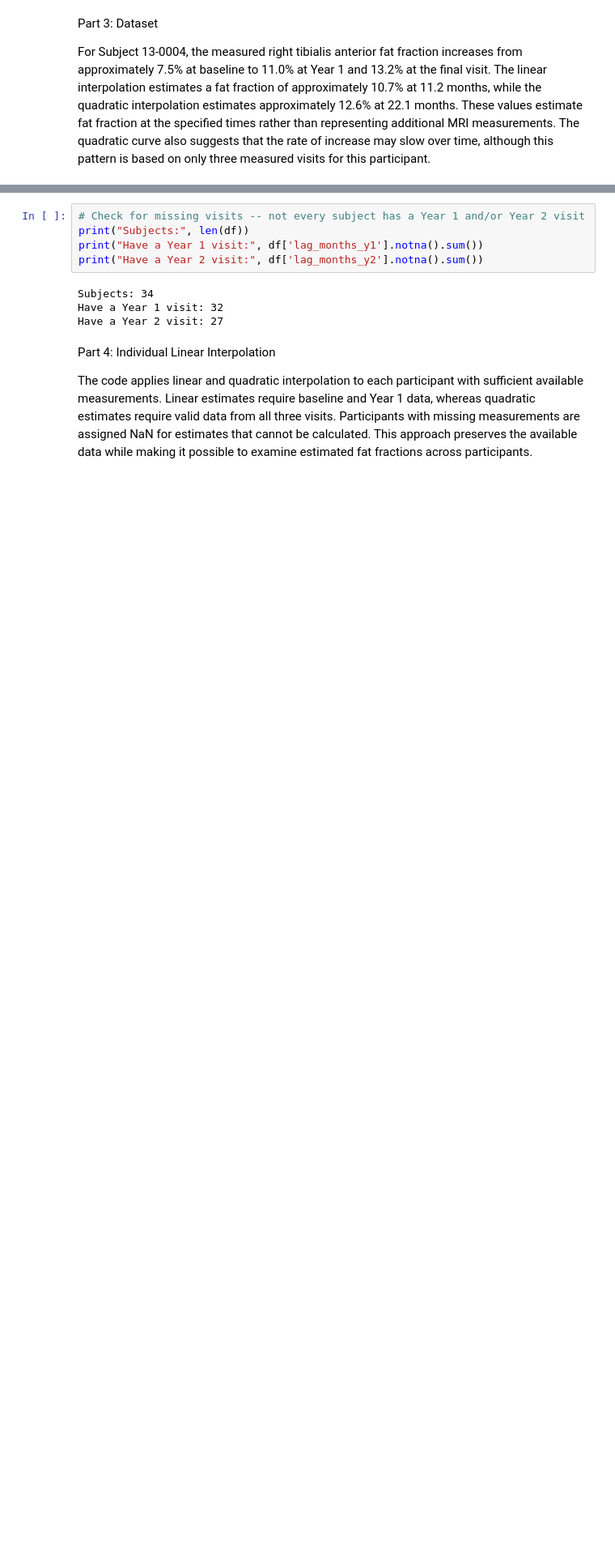
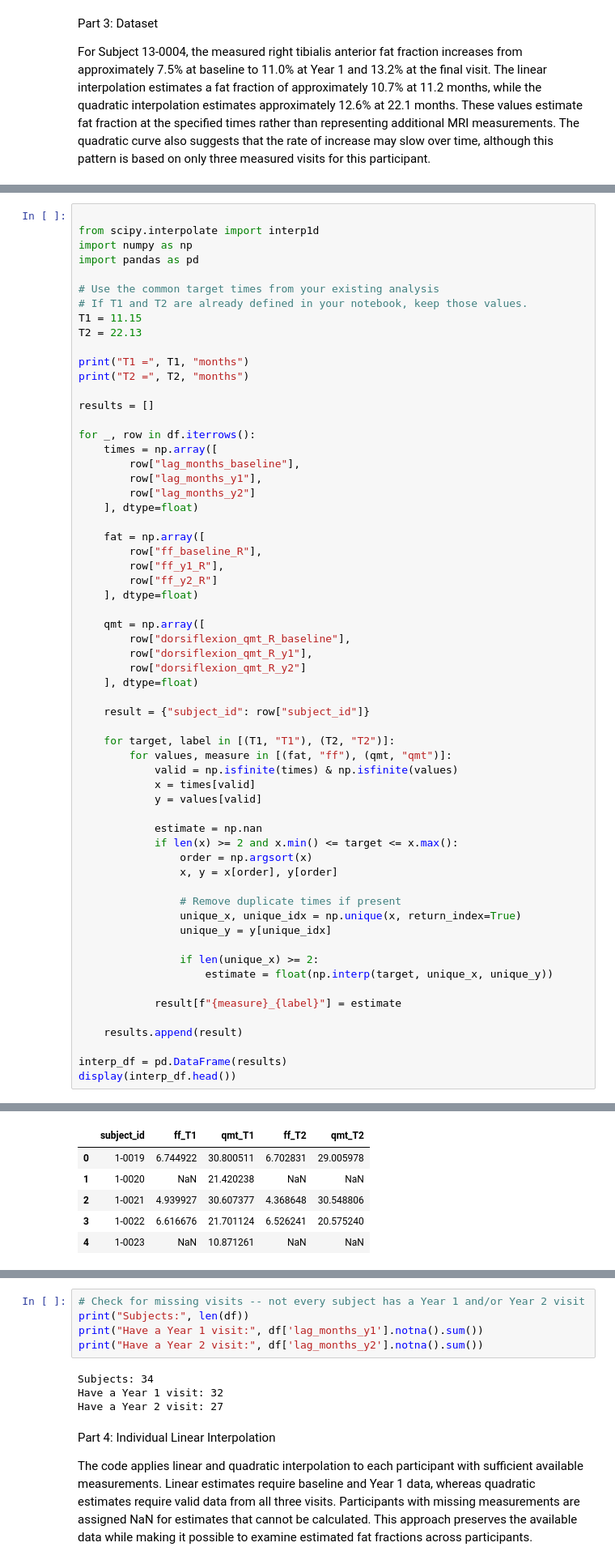
Before and after one commit to DestinySuarez/BME2315_Module_2, a Jupyter notebook: FSHD_MRI_data/FSHD_Module2_Project_CheckIn.ipynb, the cells around one changed output, grey strips where cells are left out. Shown at 81% size. Cells and saved outputs as stored; diff of their text form; blank space fills up the shorter version.

```diff
--- a/FSHD_MRI_data/FSHD_Module2_Project_CheckIn.ipynb
+++ b/FSHD_MRI_data/FSHD_Module2_Project_CheckIn.ipynb
@@ -469,0 +731,62 @@ df.head()
+# %%
+
+from scipy.interpolate import interp1d
+import numpy as np
+import pandas as pd
+
+# Use the common target times from your existing analysis
+# If T1 and T2 are already defined in your notebook, keep those values.
+T1 = 11.15
+T2 = 22.13
+
+print("T1 =", T1, "months")
+print("T2 =", T2, "months")
+
+results = []
+
+for _, row in df.iterrows():
+    times = np.array([
+        row["lag_months_baseline"],
+        row["lag_months_y1"],
+        row["lag_months_y2"]
+    ], dtype=float)
+
+    fat = np.array([
+        row["ff_baseline_R"],
+        row["ff_y1_R"],
+        row["ff_y2_R"]
+    ], dtype=float)
+
+    qmt = np.array([
+        row["dorsiflexion_qmt_R_baseline"],
+        row["dorsiflexion_qmt_R_y1"],
+        row["dorsiflexion_qmt_R_y2"]
+    ], dtype=float)
+
+    result = {"subject_id": row["subject_id"]}
+
+    for target, label in [(T1, "T1"), (T2, "T2")]:
+        for values, measure in [(fat, "ff"), (qmt, "qmt")]:
+            valid = np.isfinite(times) & np.isfinite(values)
+            x = times[valid]
+            y = values[valid]
+
+            estimate = np.nan
+            if len(x) >= 2 and x.min() <= target <= x.max():
+                order = np.argsort(x)
+                x, y = x[order], y[order]
+
+                # Remove duplicate times if present
+                unique_x, unique_idx = np.unique(x, return_index=True)
+                unique_y = y[unique_idx]
+
+                if len(unique_x) >= 2:
+                    estimate = float(np.interp(target, unique_x, unique_y))
+
+            result[f"{measure}_{label}"] = estimate
+
+    results.append(result)
+
+interp_df = pd.DataFrame(results)
+display(interp_df.head())
+# %% [output]
@@ -469,0 +795,6 @@ df.head()
+|  | subject_id | ff_T1 | qmt_T1 | ff_T2 | qmt_T2 |
+| 0 | 1-0019 | 6.744922 | 30.800511 | 6.702831 | 29.005978 |
+| 1 | 1-0020 | NaN | 21.420238 | NaN | NaN |
+| 2 | 1-0021 | 4.939927 | 30.607377 | 4.368648 | 30.548806 |
+| 3 | 1-0022 | 6.616676 | 21.701124 | 6.526241 | 20.575240 |
+| 4 | 1-0023 | NaN | 10.871261 | NaN | NaN |
```
Also changed, not shown: parts of 20 cells of this notebook, 1 other file.
